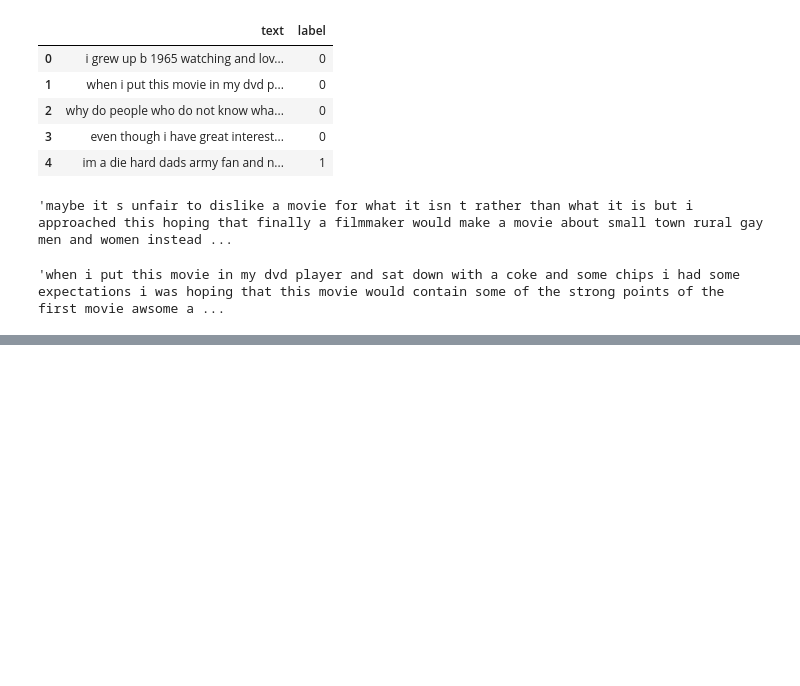
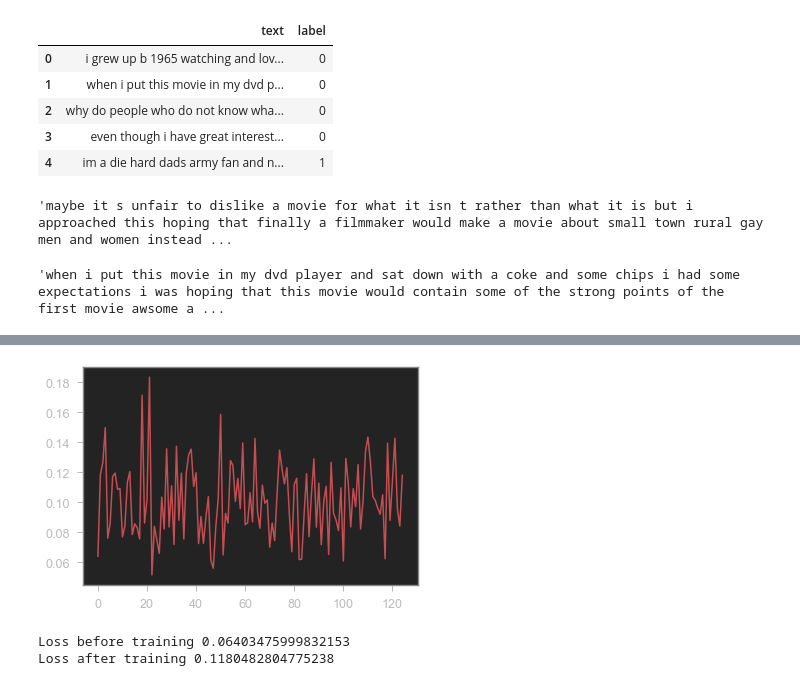
Before and after one commit to ajeet-kumar1087/NLP, a Jupyter notebook: IMDB sentiment analysis.ipynb, the cells around one changed output, grey strips where cells are left out. Drawn from its saved outputs; the diff is of its cells as text; code cells hidden in the pictures; blank space fills up the shorter version.

Commit message:
NeuralNet application

```diff
--- a/IMDB sentiment analysis.ipynb
+++ b/IMDB sentiment analysis.ipynb
@@ -146,0 +228,4 @@ Negative words are as follows
+# %%
+input_dim = X_train.shape[1]
+hidden_dim = 100
+model = Neural_Net(input_dim, hidden_dim)
@@ -146,0 +265,7 @@ Negative words are as follows
+# %%
+data = CustomDataset(X_train, y_train)
+train_loader = DataLoader(data, batch_size=256, shuffle=True)
+# %%
+for X ,y in (train_loader):
+    print(X.shape)
+    print(y.shape)
@@ -146,0 +290,30 @@ Negative words are as follows
+# %%
+
+
+def train(train_loader, model, opt, criterion, epochs = 100):
+
+  criterion = nn.BCELoss()
+  opt = torch.optim.SGD(model.parameters(), lr=0.1)
+
+  for epoch in range(epochs):
+    loss_arr = []
+    for X, y in (train_loader):
+
+      y_hat = model(X)
+      y_hat = y_hat.reshape(-1)
+      loss = criterion(y_hat, y)
+      loss_arr.append(loss.item())
+      loss.backward()
+
+      opt.step()
+      opt.zero_grad()
+  plt.plot(loss_arr, 'r-')
+  plt.show()
+  print('Loss before training', loss_arr[0])
+  print('Loss after training', loss_arr[-1])
+# %%
+train(train_loader, model, opt, criterion)
+# %% [output]
+[figure, added]
+Loss before training 0.06403475999832153
+Loss after training 0.1180482804775238
```
Also changed, not shown: parts of 33 cells of this notebook.
